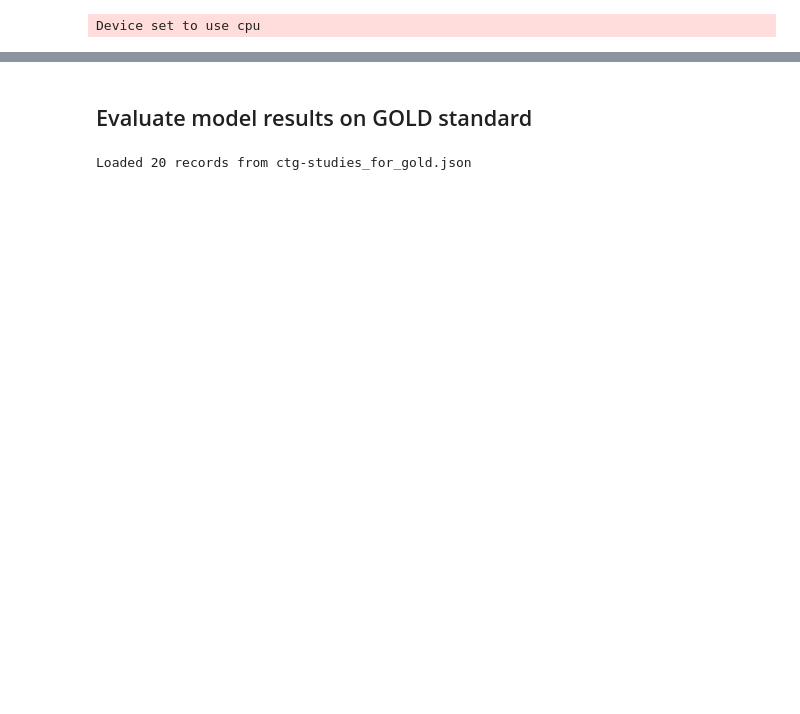
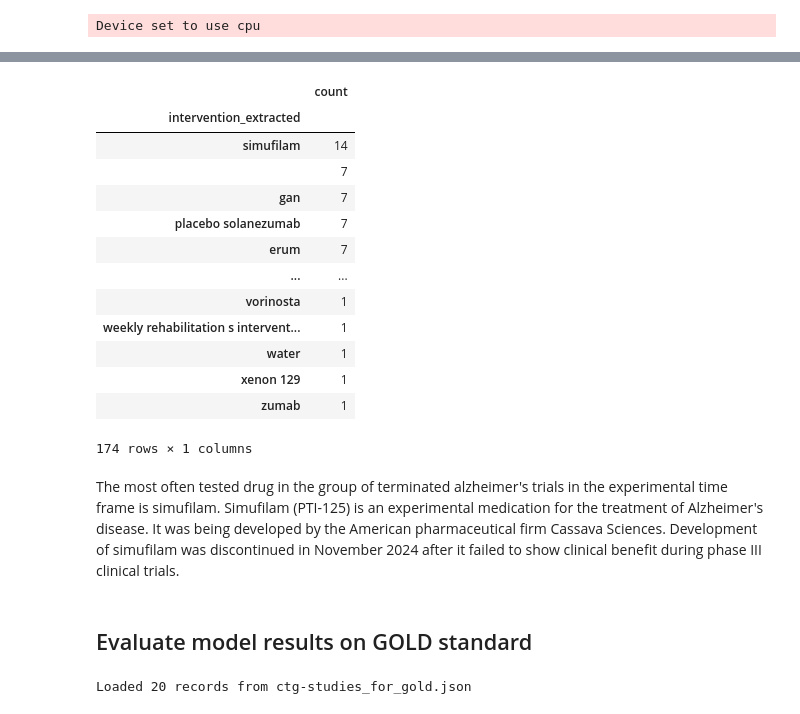
Before and after one commit to ElenJ/biomed-extractor, a Jupyter notebook: app/nlp/demo_inference.ipynb, the cells around one changed output, grey strips where cells are left out. Saved outputs shown, nothing was run; the diff lists cells and outputs as text; code cells hidden in the pictures; blank space fills up the shorter version.

```diff
--- a/app/nlp/demo_inference.ipynb
+++ b/app/nlp/demo_inference.ipynb
@@ -56,3 +81,26 @@ Asking to truncate to max_length but no maximum length is provided and the model
+# %%
+ner_res_copy.groupby('intervention_extracted').agg(count=('intervention_extracted', 'size')).sort_values(by='count', ascending=False)
+
+#ner_res_copy.groupby(['intervention_extracted', 'comparator_extracted']) \
+#    .agg(count=('intervention_extracted', 'size')) \
+#    .sort_values(by='count', ascending=False)
+# %% [output]
+|  | count |
+| intervention_extracted |  |
+| simufilam | 14 |
+|  | 7 |
+| gan | 7 |
+| placebo solanezumab | 7 |
+| erum | 7 |
+| ... | ... |
+| vorinosta | 1 |
+| weekly rehabilitation s intervent... | 1 |
+| water | 1 |
+| xenon 129 | 1 |
+| zumab | 1 |
+174 rows × 1 columns
+# %% [markdown]
+The most often tested drug in the group of terminated alzheimer's trials in the experimental time frame is simufilam. Simufilam (PTI-125) is an experimental medication for the treatment of Alzheimer's disease. It was being developed by the American pharmaceutical firm Cassava Sciences. Development of simufilam was discontinued in November 2024 after it failed to show clinical benefit during phase III clinical trials.
 # %% [markdown]
 ## Evaluate model results on GOLD standard
 # %%
```
Also changed, not shown: parts of 11 cells of this notebook, 4 other files.
